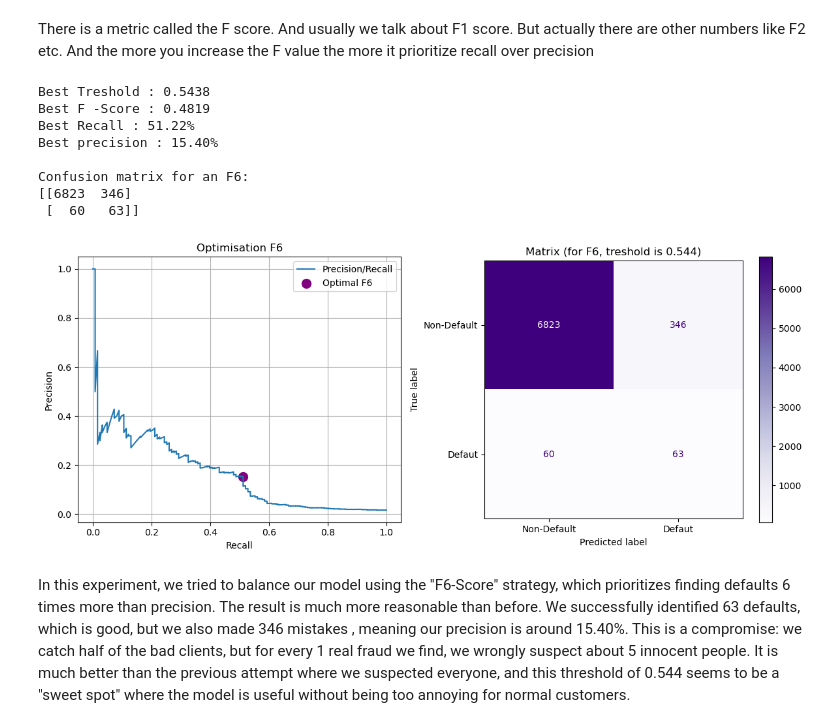
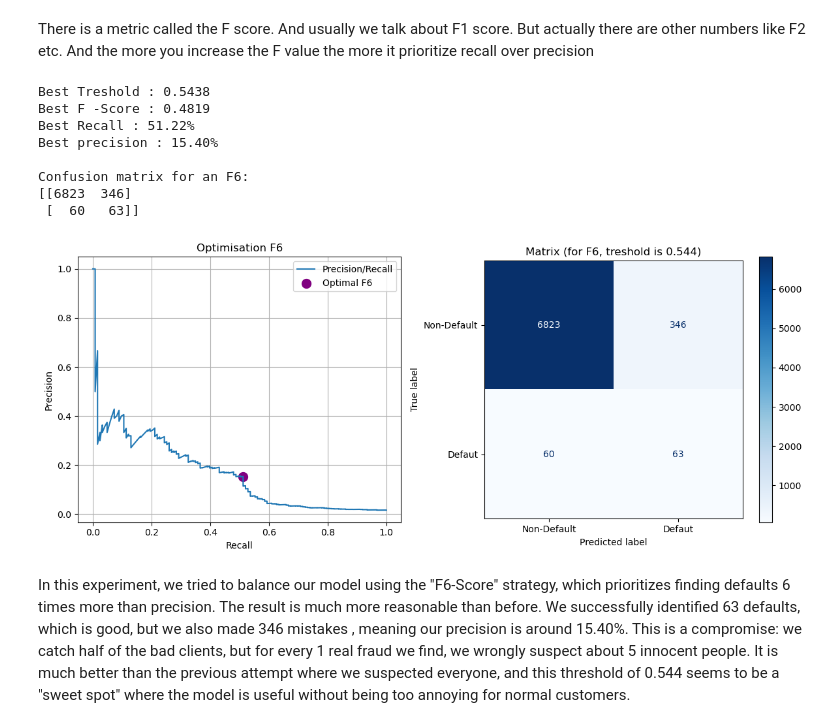
Before and after one commit to Adnbsn/ML_CardFraud, a Jupyter notebook: Project_ML_Adrien_BESSON_Emma_BEKKER.ipynb, the cells around one changed output. Saved outputs shown, nothing was run; the diff lists cells and outputs as text; code cells hidden in the pictures.

```diff
--- a/Project_ML_Adrien_BESSON_Emma_BEKKER.ipynb
+++ b/Project_ML_Adrien_BESSON_Emma_BEKKER.ipynb
@@ -1801,7 +1801,7 @@ precision, recall, thresholds = precision_recall_curve(y_test, y_proba)
 #the same as above will do with changing the treshold
 beta = 6
 numerator = (1 + beta**2) * precision * recall
-denominator = (beta**2 * precision) + recall + 1e-10
+denominator = (beta**2 * precision) + recall
 f10_scores = numerator / denominator   #it is called f10 score but that is because we tried f10 first but actually it wasn't good so changed to f6
 
 # Finding the best f6 score
@@ -1823,35 +1823,35 @@ print(cm_f10)
 
 # Display
 plt.figure(figsize=(12, 5))
 
 
 plt.subplot(1, 2, 1)
 plt.plot(recall, precision, label='Precision/Recall')
 plt.scatter(recall[ix], precision[ix], marker='o', color='purple', s=100, label=f'Optimal F6')
 plt.xlabel('Recall')
 plt.ylabel('Precision')
 plt.title(f"Optimisation F6")
 plt.legend()
 plt.grid()
 
 # Matrice
 plt.subplot(1, 2, 2)
 disp = ConfusionMatrixDisplay(confusion_matrix=cm_f10, display_labels=['Non-Default', 'Defaut'])
-disp.plot(cmap='Purples', values_format='d', ax=plt.gca())
+disp.plot(cmap='Blues', values_format='d', ax=plt.gca())
 plt.title(f"Matrix (for F6, treshold is {best_thresh:.3f})")
 
 plt.tight_layout()
 plt.show()
 # %% [output]
 Best Treshold : 0.5438
 Best F -Score : 0.4819
 Best Recall : 51.22%
 Best precision : 15.40%
 
 Confusion matrix for an F6:
 [[6823  346]
  [  60   63]]
-[figure, old version]
+[figure, new version]
 # %% [markdown]
 In this experiment, we tried to balance our model using the "F6-Score" strategy, which prioritizes finding defaults 6 times more than precision. The result is much more reasonable than before. We successfully identified 63 defaults, which is good, but we also made 346 mistakes , meaning our precision is around 15.40%. This is a compromise: we catch half of the bad clients, but for every 1 real fraud we find, we wrongly suspect about 5 innocent people. It is much better than the previous attempt where we suspected everyone, and this threshold of 0.544 seems to be a "sweet spot" where the model is useful without being too annoying for normal customers.
 # %% [markdown]
```
